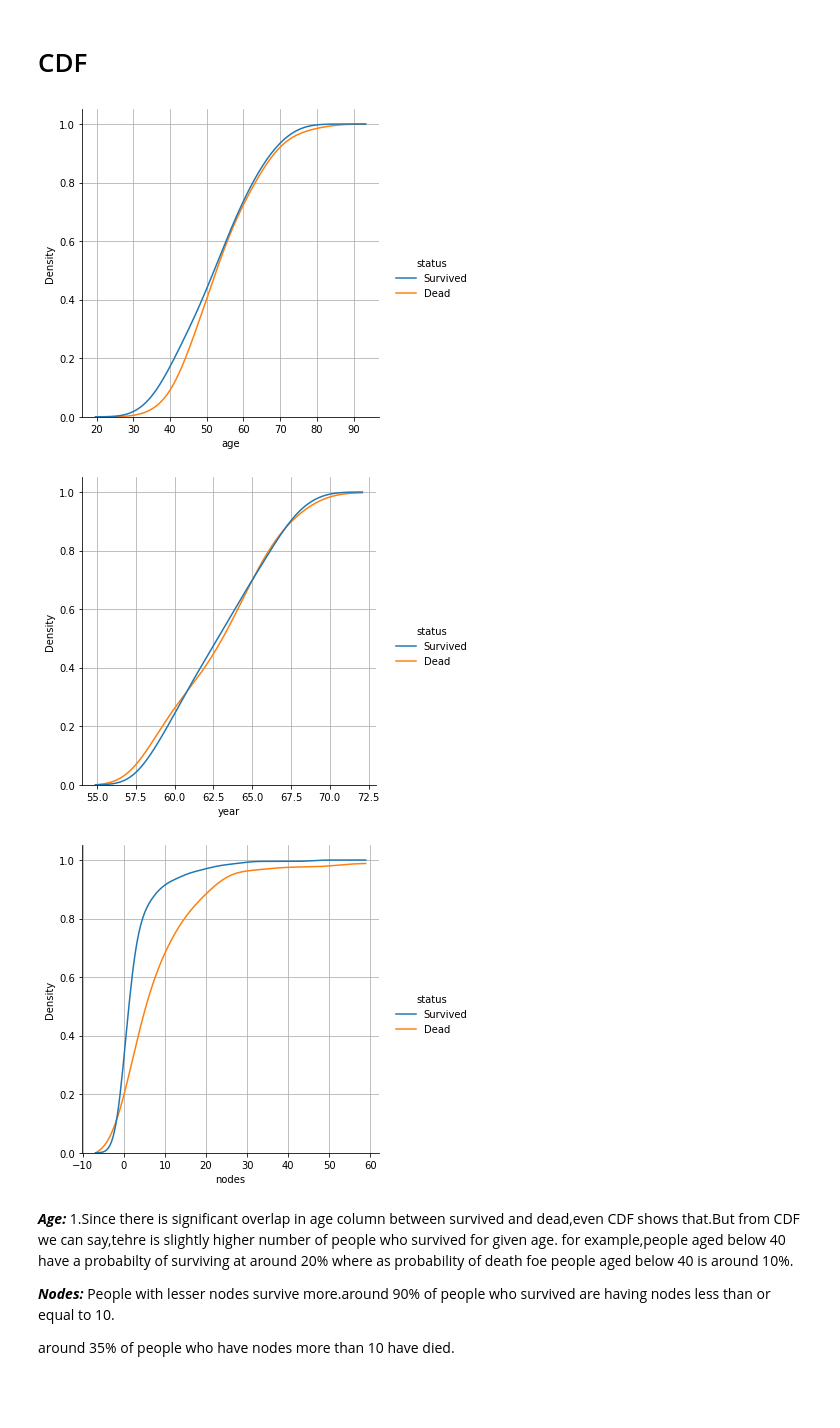
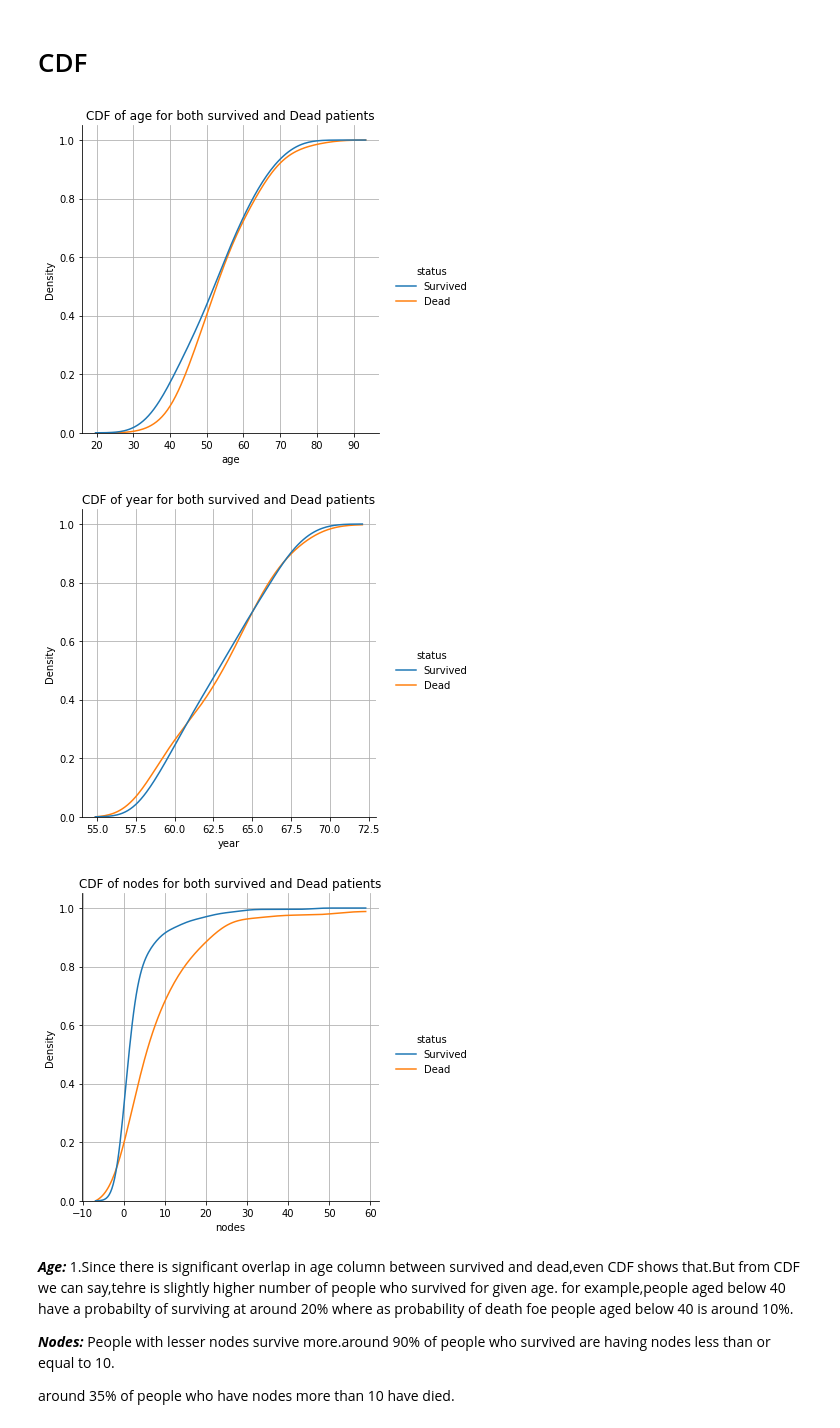
Before and after one commit to vishwanathbeena/appliedai_practice, a Jupyter notebook: Haberman_EDA.ipynb, the cells around one changed output. Drawn from its saved outputs; the diff is of its cells as text; code cells hidden in the pictures; blank space fills up the shorter version.

```diff
--- a/Haberman_EDA.ipynb
+++ b/Haberman_EDA.ipynb
@@ -117,5 +120,6 @@ This is samething we got vale_count, but just in graphical manner, we can say  w
 features = [feature for feature in data.columns if data[feature].dtypes != 'O']
 for feature in features:
   sns.displot(data=data,x=feature,hue='status',kind='kde',fill='True')
+  plt.title('PDF of {} for both survived and Dead patients'.format(feature))
   plt.show()
 # %% [output]
@@ -146,13 +150,14 @@ for feature in features:
 # %%
 for feature in features:
   sns.displot(data=data,x=feature,hue='status',kind='kde',cumulative='True',common_grid=True,common_norm=False)
   #sns.displot(data=data,x=feature,cumulative='True',hue='status',col='status',kind='kde',fill='True')
   plt.grid()
+  plt.title('CDF of {} for both survived and Dead patients'.format(feature))
   plt.show()
 # %% [output]
-[figure, old version]
+[figure, new version]
-[figure, old version]
+[figure, new version]
-[figure, old version]
+[figure, new version]
 # %% [markdown]
 ***Age:***
 1.Since there is significant overlap in age column between survived and dead,even CDF shows that.But from CDF we can say,tehre is slightly higher number of people who survived for given age. for example,people aged below 40 have a probabilty of surviving at around 20% where as probability of death foe people aged below 40 is around 10%.
```
Also changed, not shown: parts of 13 cells of this notebook.
